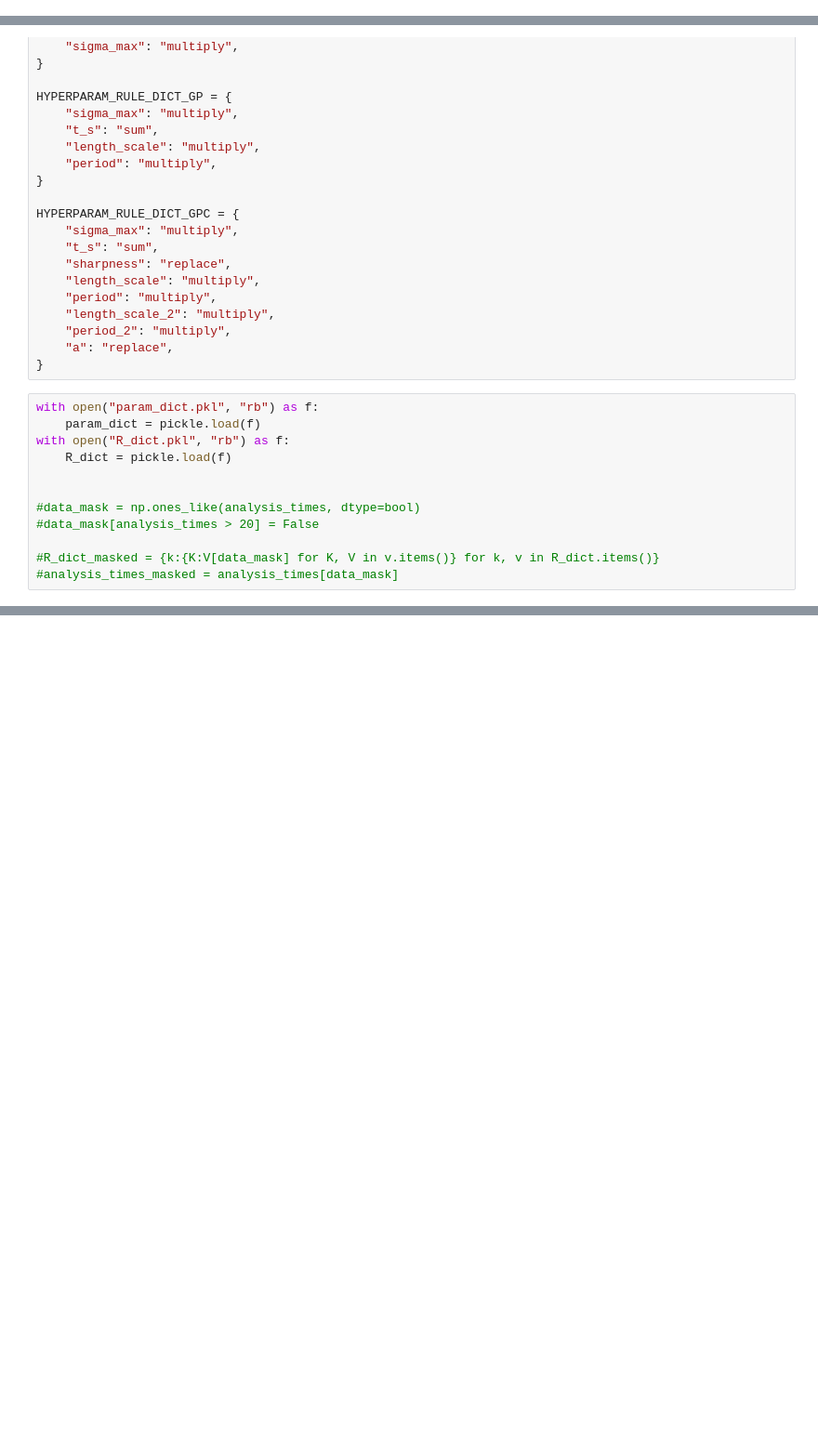
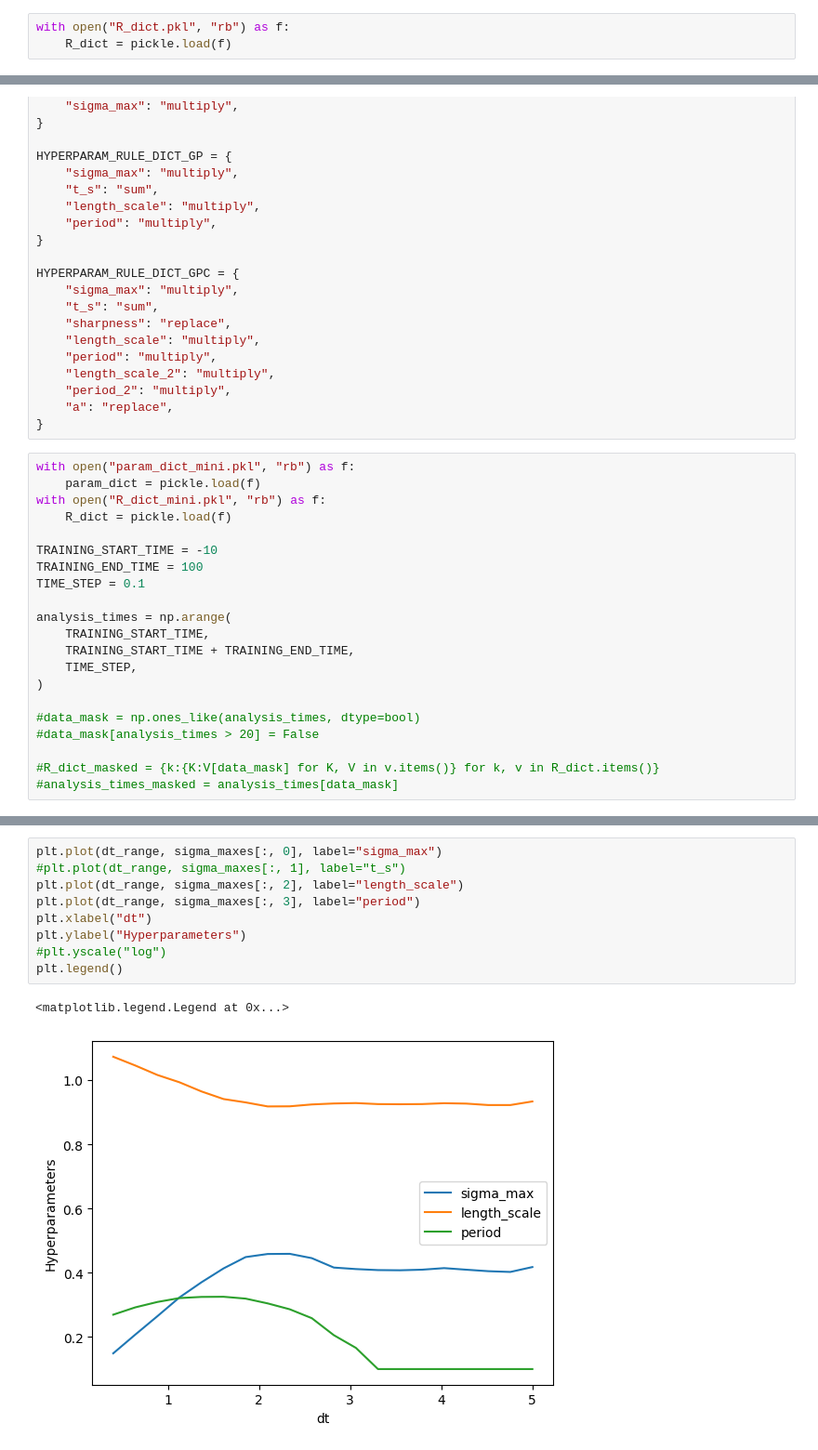
Before and after one commit to BGP-QNM-FITS/bgp_qnm_fits, a Jupyter notebook: bgp_qnm_fits/data/gp_kernel_tests.ipynb, the cells around one changed output, grey strips where cells are left out. Shown at 93% size. Cells and saved outputs as stored; diff of their text form; blank space fills up the shorter version.

```diff
--- a/bgp_qnm_fits/data/gp_kernel_tests.ipynb
+++ b/bgp_qnm_fits/data/gp_kernel_tests.ipynb
@@ -6,6 +7,9 @@ import matplotlib.pyplot as plt
 from scipy.optimize import differential_evolution
 from pathlib import Path
 from bgp_qnm_fits import *
+# %%
+with open("R_dict.pkl", "rb") as f:
+    R_dict = pickle.load(f)
 # %%
 SIMNUMS = [
     "0001",
@@ -164,11 +168,20 @@ HYPERPARAM_RULE_DICT_GPC = {
     "a": "replace",
 }
 # %%
-with open("param_dict.pkl", "rb") as f:
+with open("param_dict_mini.pkl", "rb") as f:
     param_dict = pickle.load(f)
-with open("R_dict.pkl", "rb") as f:
+with open("R_dict_mini.pkl", "rb") as f:
     R_dict = pickle.load(f)
 
+TRAINING_START_TIME = -10
+TRAINING_END_TIME = 100
+TIME_STEP = 0.1
+
+analysis_times = np.arange(
+    TRAINING_START_TIME,
+    TRAINING_START_TIME + TRAINING_END_TIME,
+    TIME_STEP,
+)
 
 #data_mask = np.ones_like(analysis_times, dtype=bool)
 #data_mask[analysis_times > 20] = False
@@ -206,0 +252,12 @@ KeyboardInterrupt:
+# %%
+plt.plot(dt_range, sigma_maxes[:, 0], label="sigma_max")
+#plt.plot(dt_range, sigma_maxes[:, 1], label="t_s")
+plt.plot(dt_range, sigma_maxes[:, 2], label="length_scale")
+plt.plot(dt_range, sigma_maxes[:, 3], label="period")
+plt.xlabel("dt")
+plt.ylabel("Hyperparameters")
+#plt.yscale("log")
+plt.legend()
+# %% [output]
+<matplotlib.legend.Legend at 0x...>
+[figure, added]
```
Also changed, not shown: parts of 15 cells of this notebook, 22 other files.
